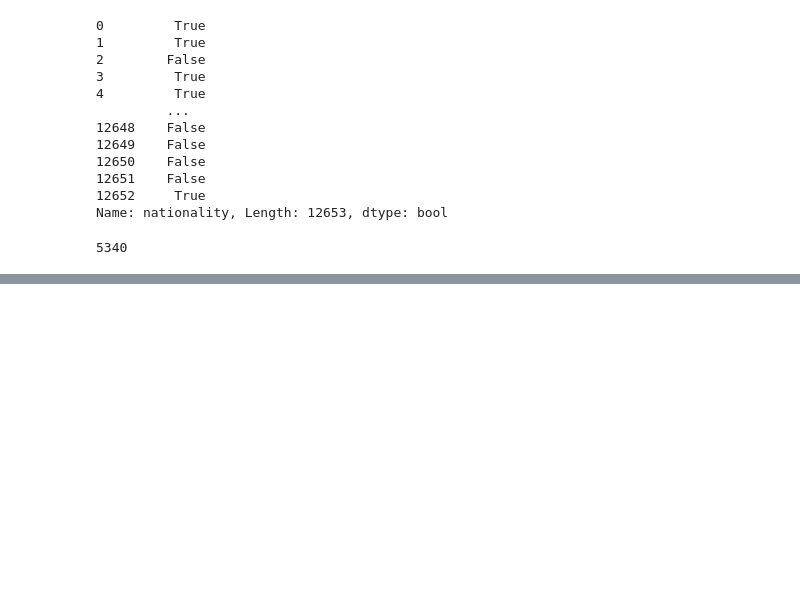
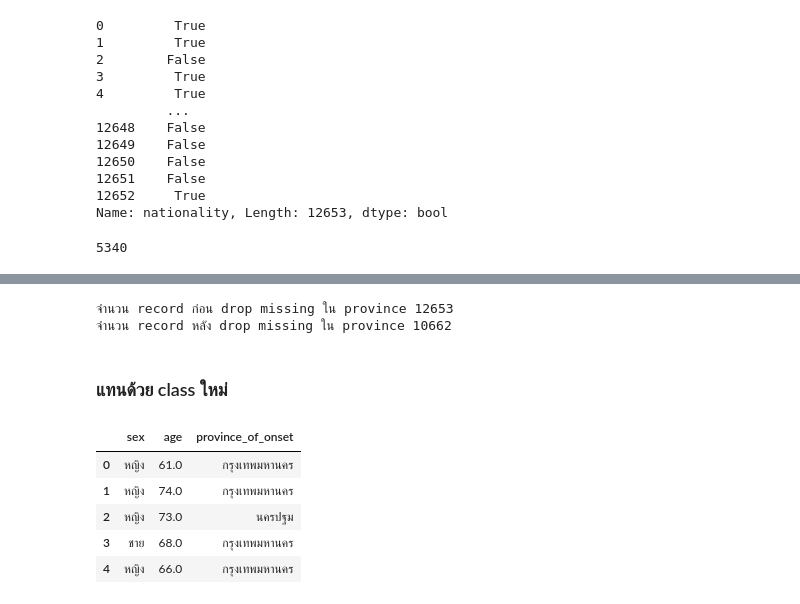
Before and after one commit to 6230204513/data_viz_2022, a Jupyter notebook: Pandas101.ipynb, the cells around one changed output, grey strips where cells are left out. Drawn from its saved outputs; the diff is of its cells as text; code cells hidden in the pictures; blank space fills up the shorter version.

```diff
--- a/Pandas101.ipynb
+++ b/Pandas101.ipynb
@@ -427,0 +606,18 @@ sum( this_data_4['nationality']!='Thailand')
+# %%
+print(f'จำนวน record ก่อน drop missing ใน province {this_data.shape[0]}')
+print(f'จำนวน record หลัง drop missing ใน province {this_data.dropna(subset=["province_of_onset"]).shape[0]}')
+# %% [output]
+จำนวน record ก่อน drop missing ใน province 12653
+จำนวน record หลัง drop missing ใน province 10662
+# %% [markdown]
+### แทนด้วย class ใหม่
+# %%
+this_data_updated = this_data.fillna(value={'sex':'ไม่รู้', 'age':-99, 'province_of_onset':'ไม่รู้'})
+this_data_updated.head()
+# %% [output]
+|  | sex | age | province_of_onset |
+| 0 | หญิง | 61.0 | กรุงเทพมหานคร |
+| 1 | หญิง | 74.0 | กรุงเทพมหานคร |
+| 2 | หญิง | 73.0 | นครปฐม |
+| 3 | ชาย | 68.0 | กรุงเทพมหานคร |
+| 4 | หญิง | 66.0 | กรุงเทพมหานคร |
```
Also changed, not shown: parts of 44 cells of this notebook.
